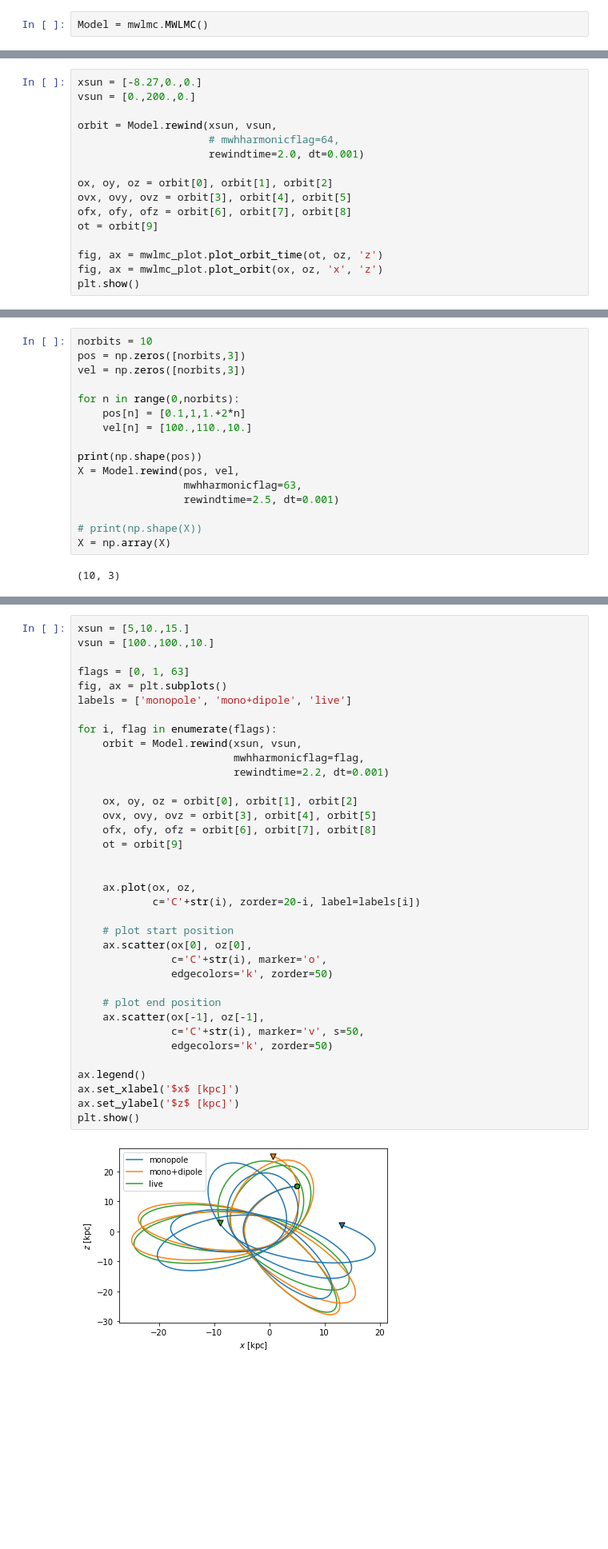
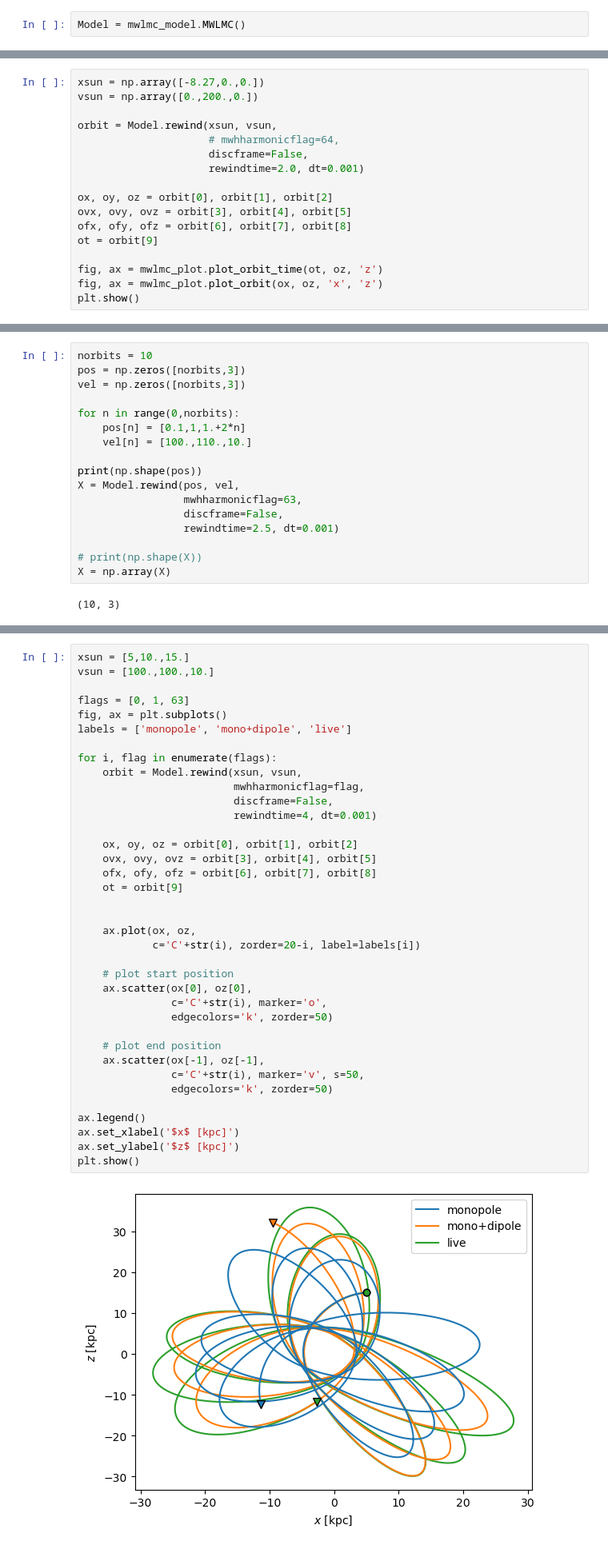
Before and after one commit to michael-petersen/sphexpansion, a Jupyter notebook: tutorial/orbits_tutorial.ipynb, the cells around one changed output, grey strips where cells are left out. Shown at 80% size. Cells and saved outputs as stored; diff of their text form; blank space fills up the shorter version.

```diff
--- a/tutorial/orbits_tutorial.ipynb
+++ b/tutorial/orbits_tutorial.ipynb
@@ -35,6 +27,6 @@ the one from [Erkal et al. 2019](https://ui.adsabs.harvard.edu/link_gateway/2019
 Let's get started. To access the simulation, first, we need to initialize the
 expansions. Afterwards, the functions will be callable via the Model instance:
 # %%
-Model = mwlmc.MWLMC()
+Model = mwlmc_model.MWLMC()
 # %% [output]
 Initialising MW ...
@@ -99,11 +91,12 @@ potential we choose (default: live). The rewind function takes cartesian
 coordinates $[x, y, z]$, $[v_x, v_y, v_z]$. The rewind time is positive. Any
 time before the simulation will be interpolated. `rewind` returns the positions, velocities, forces, and time at each time step. We now look at a Sun-like orbit:
 # %%
-xsun = [-8.27,0.,0.]
-vsun = [0.,200.,0.]
+xsun = np.array([-8.27,0.,0.])
+vsun = np.array([0.,200.,0.])
 
 orbit = Model.rewind(xsun, vsun,
                      # mwhharmonicflag=64,
+                     discframe=False,
                      rewindtime=2.0, dt=0.001)
 
 ox, oy, oz = orbit[0], orbit[1], orbit[2]
@@ -139,6 +132,7 @@ for n in range(0,norbits):
 print(np.shape(pos))
 X = Model.rewind(pos, vel,
                  mwhharmonicflag=63,
+                 discframe=False,
                  rewindtime=2.5, dt=0.001)
 
 # print(np.shape(X))
@@ -190,35 +184,36 @@ fig, ax = plt.subplots()
 labels = ['monopole', 'mono+dipole', 'live']
 
 for i, flag in enumerate(flags):
     orbit = Model.rewind(xsun, vsun,
                          mwhharmonicflag=flag,
-                         rewindtime=2.2, dt=0.001)
+                         discframe=False,
+                         rewindtime=4, dt=0.001)
 
     ox, oy, oz = orbit[0], orbit[1], orbit[2]
     ovx, ovy, ovz = orbit[3], orbit[4], orbit[5]
     ofx, ofy, ofz = orbit[6], orbit[7], orbit[8]
     ot = orbit[9]
 
 
     ax.plot(ox, oz,
             c='C'+str(i), zorder=20-i, label=labels[i])
 
     # plot start position
     ax.scatter(ox[0], oz[0],
                c='C'+str(i), marker='o',
                edgecolors='k', zorder=50)
 
     # plot end position
     ax.scatter(ox[-1], oz[-1],
                c='C'+str(i), marker='v', s=50,
                edgecolors='k', zorder=50)
 
 ax.legend()
 ax.set_xlabel('$x$ [kpc]')
 ax.set_ylabel('$z$ [kpc]')
 plt.show()
 # %% [output]
-[figure, old version]
+[figure, new version]
 # %% [markdown]
 Even though the orbits follow a similar pattern, they end up being very offset
 from each other!
```
Also changed, not shown: parts of 10 cells of this notebook, 5 other files.
